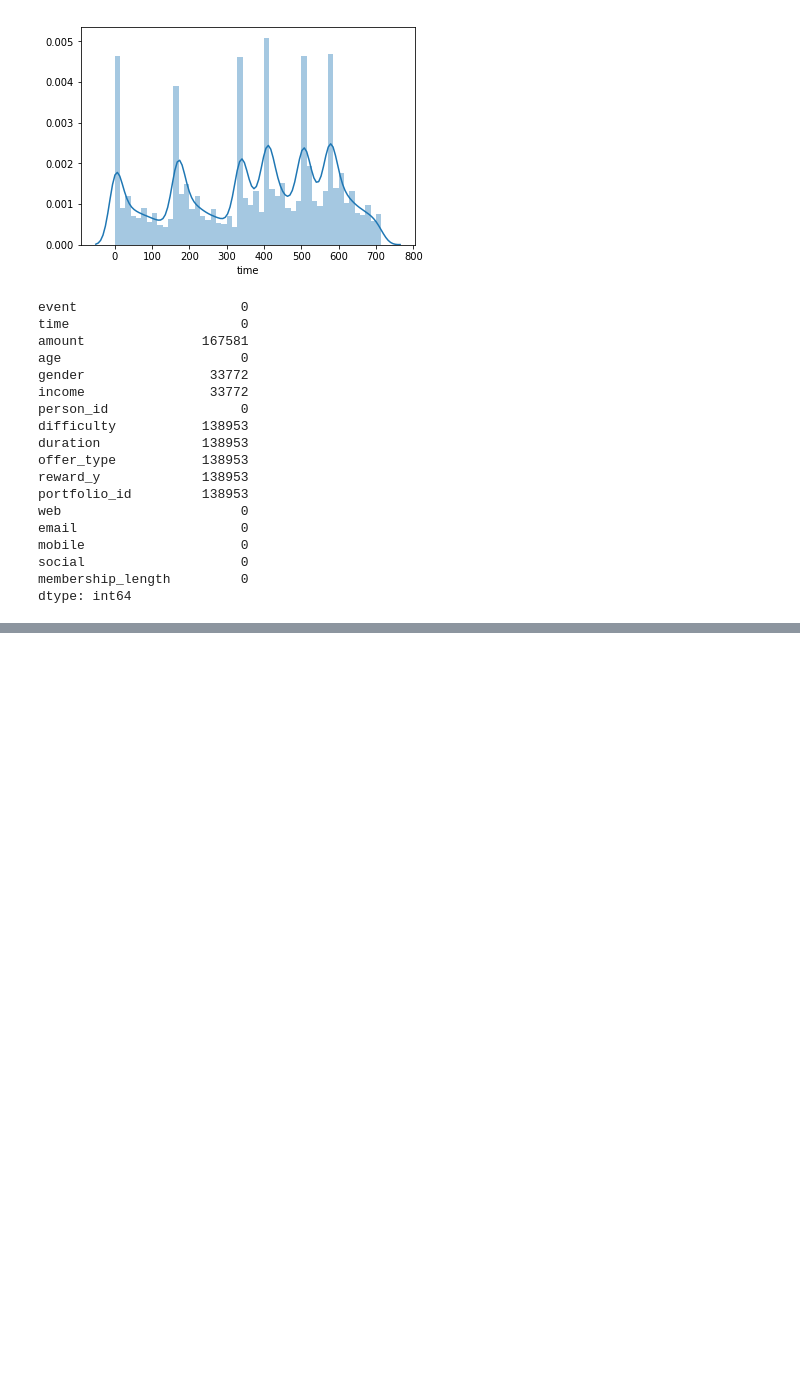
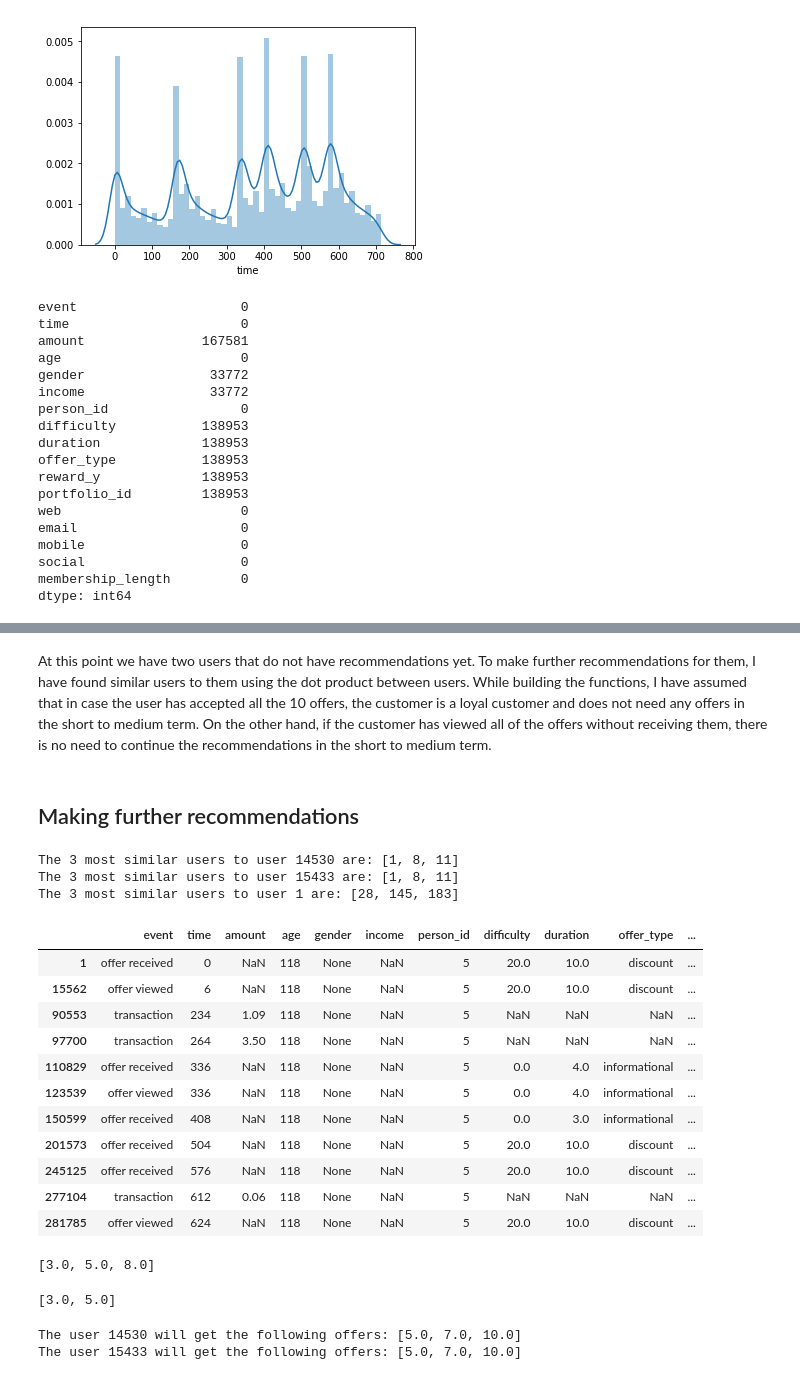
Before and after one commit to tmargary/Starbucks_Capstone, a Jupyter notebook: Starbucks_Capstone_notebook.ipynb, the cells around one changed output, grey strips where cells are left out. Drawn from its saved outputs; the diff is of its cells as text; code cells hidden in the pictures; blank space fills up the shorter version.

```diff
--- a/Starbucks_Capstone_notebook.ipynb
+++ b/Starbucks_Capstone_notebook.ipynb
@@ -513,0 +386,4 @@ len(profile)
+# %% [markdown]
+At this point we have two users that do not have recommendations yet. To make further recommendations for them, I have found similar users to them using the dot product between users. While building the functions, I have assumed that in case the user has accepted all the 10 offers, the customer is a loyal customer and does not need any offers in the short to medium term. On the other hand, if the customer has viewed all of the offers without receiving them, there is no need to continue the recommendations in the short to medium term.
+# %% [markdown]
+## Making further recommendations
@@ -513,0 +424,8 @@ len(profile)
+# %%
+print("The 3 most similar users to user 14530 are: {}".format(find_similar_users(14530)[:3]))
+print("The 3 most similar users to user 15433 are: {}".format(find_similar_users(15433)[:3]))
+print("The 3 most similar users to user 1 are: {}".format(find_similar_users(1)[:3]))
+# %% [output]
+The 3 most similar users to user 14530 are: [1, 8, 11]
+The 3 most similar users to user 15433 are: [1, 8, 11]
+The 3 most similar users to user 1 are: [28, 145, 183]
@@ -513,0 +472,25 @@ len(profile)
+# %%
+df[df['person_id']==5]
+# %% [output]
+|  | event | time | amount | age | gender | income | person_id | difficulty | duration | offer_type | ... |
+| 1 | offer received | 0 | NaN | 118 | None | NaN | 5 | 20.0 | 10.0 | discount | ... |
+| 15562 | offer viewed | 6 | NaN | 118 | None | NaN | 5 | 20.0 | 10.0 | discount | ... |
+| 90553 | transaction | 234 | 1.09 | 118 | None | NaN | 5 | NaN | NaN | NaN | ... |
+| 97700 | transaction | 264 | 3.50 | 118 | None | NaN | 5 | NaN | NaN | NaN | ... |
+| 110829 | offer received | 336 | NaN | 118 | None | NaN | 5 | 0.0 | 4.0 | informational | ... |
+| 123539 | offer viewed | 336 | NaN | 118 | None | NaN | 5 | 0.0 | 4.0 | informational | ... |
+| 150599 | offer received | 408 | NaN | 118 | None | NaN | 5 | 0.0 | 3.0 | informational | ... |
+| 201573 | offer received | 504 | NaN | 118 | None | NaN | 5 | 20.0 | 10.0 | discount | ... |
+| 245125 | offer received | 576 | NaN | 118 | None | NaN | 5 | 20.0 | 10.0 | discount | ... |
+| 277104 | transaction | 612 | 0.06 | 118 | None | NaN | 5 | NaN | NaN | NaN | ... |
+| 281785 | offer viewed | 624 | NaN | 118 | None | NaN | 5 | 20.0 | 10.0 | discount | ... |
+# %%
+# received offers of user 5
+get_user_offer_ids(5)
+# %% [output]
+[3.0, 5.0, 8.0]
+# %%
+# not received offers of user 5
+get_not_received_ids(5)
+# %% [output]
+[3.0, 5.0]
@@ -513,0 +532,6 @@ len(profile)
+# %%
+for user in no_pred_users:
+    print(f"The user {user} will get the following offers: {user_user_recs(14530)}")
+# %% [output]
+The user 14530 will get the following offers: [5.0, 7.0, 10.0]
+The user 15433 will get the following offers: [5.0, 7.0, 10.0]
```
Also changed, not shown: parts of 48 cells of this notebook, 1 other file.
